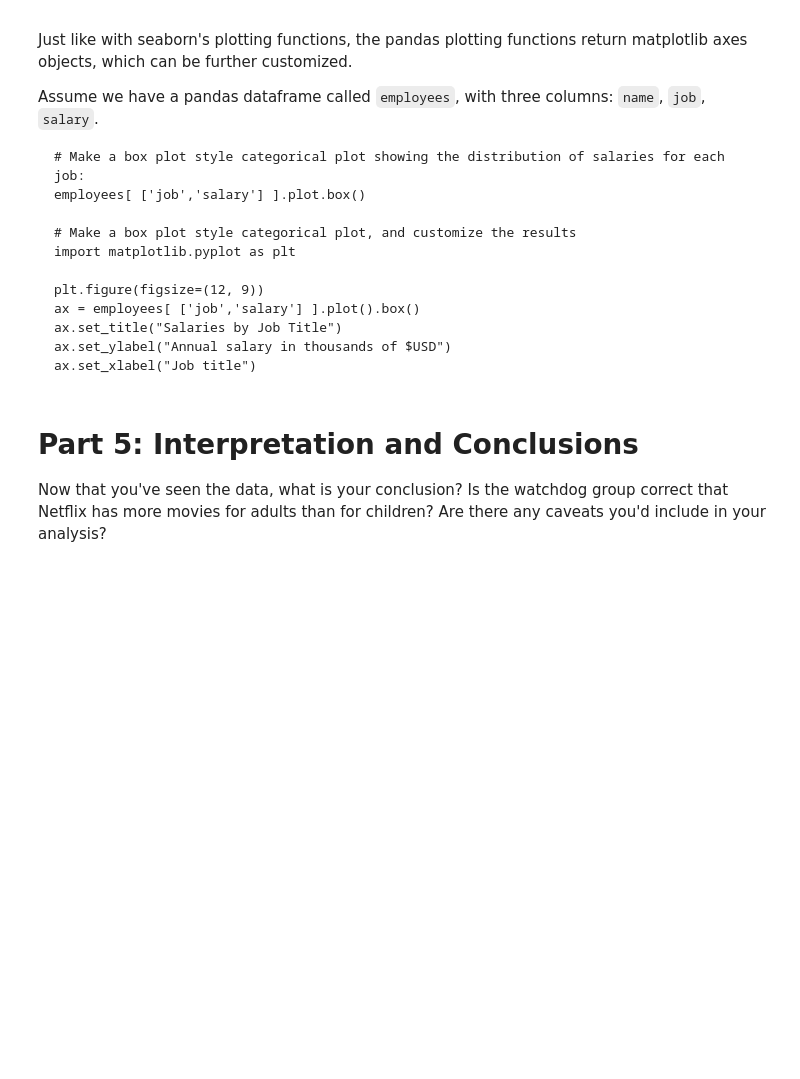
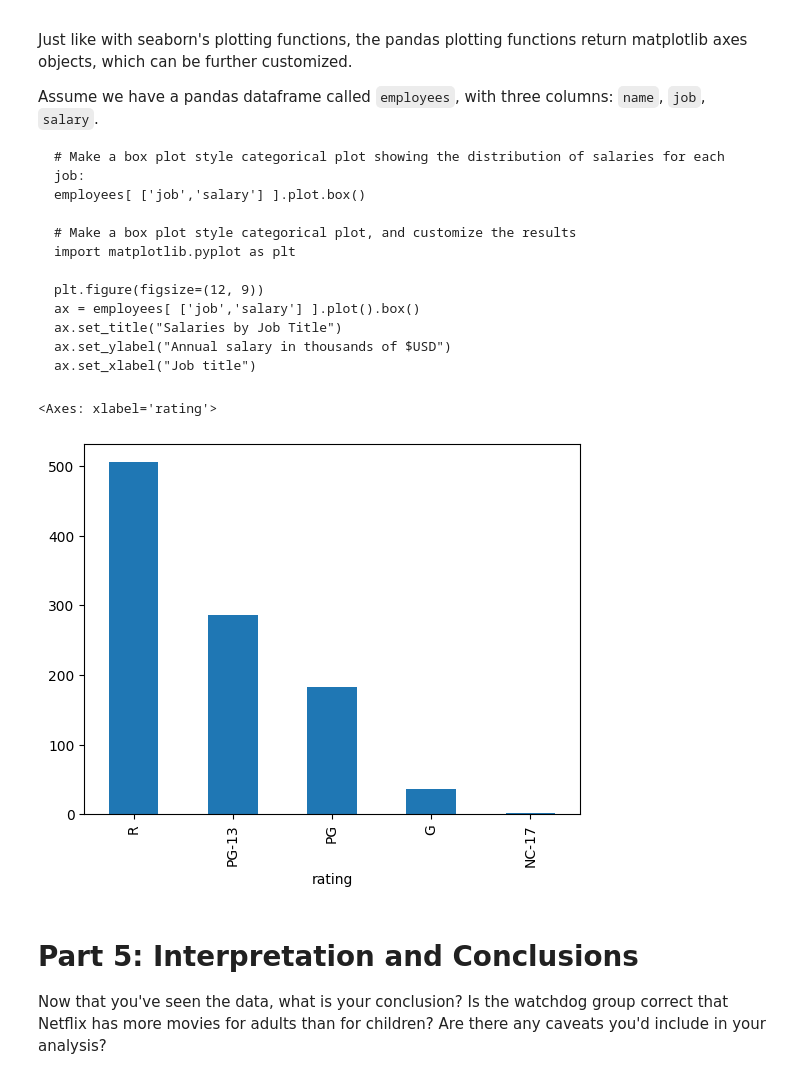
Before and after one commit to fldsantos/CSE212, a Jupyter notebook: notebooks/Exploration_01.ipynb, the cells around one changed output. Drawn from its saved outputs; the diff is of its cells as text; code cells hidden in the pictures; blank space fills up the shorter version.

```diff
--- a/notebooks/Exploration_01.ipynb
+++ b/notebooks/Exploration_01.ipynb
@@ -187,7 +280,11 @@ Assume we have a pandas dataframe called `employees`, with three columns: `name`
 # %%
 # Use pandas' built in plotting functions to create a count plot comparing the count of each movie rating
 # This will be a little trickier than the other libraries, but one hint is that the pandas value_counts() function
 # actually returns a dataframe.
+mpaa_subset['rating'].value_counts().plot.bar()
+# %% [output]
+<Axes: xlabel='rating'>
+[figure, added]
 # %% [markdown]
 # Part 5: Interpretation and Conclusions
 
```
Also changed, not shown: parts of 12 cells of this notebook.
